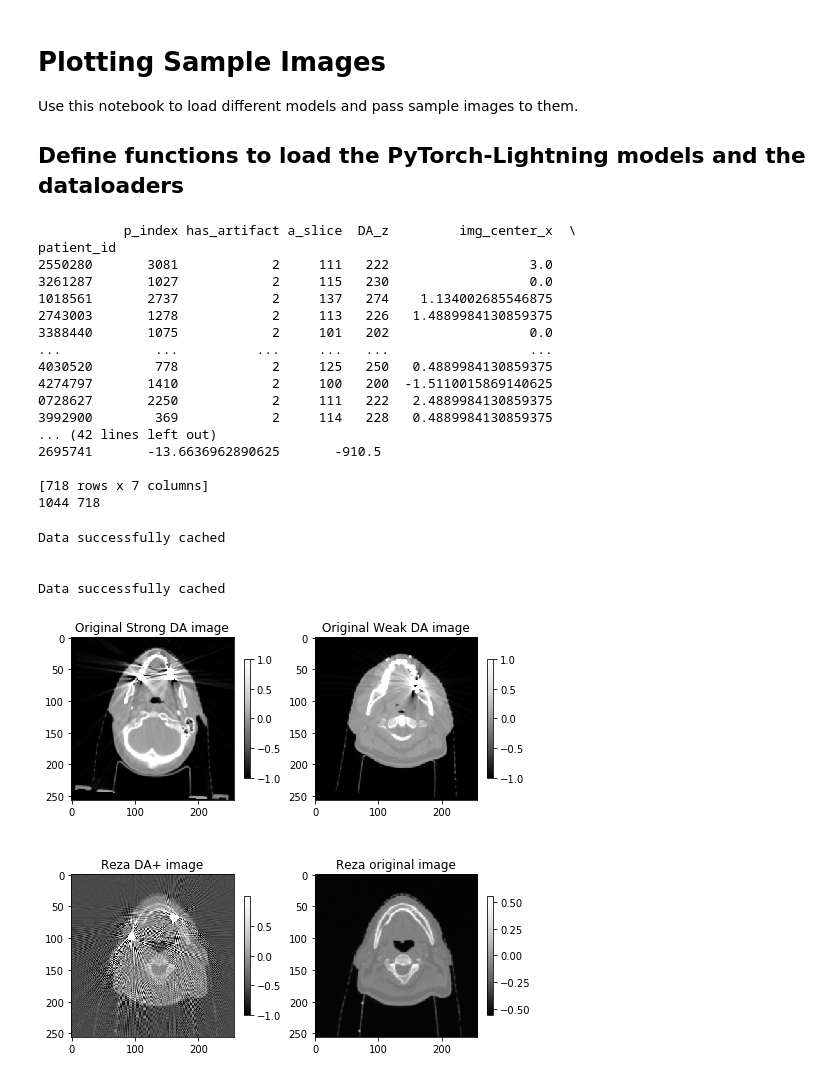
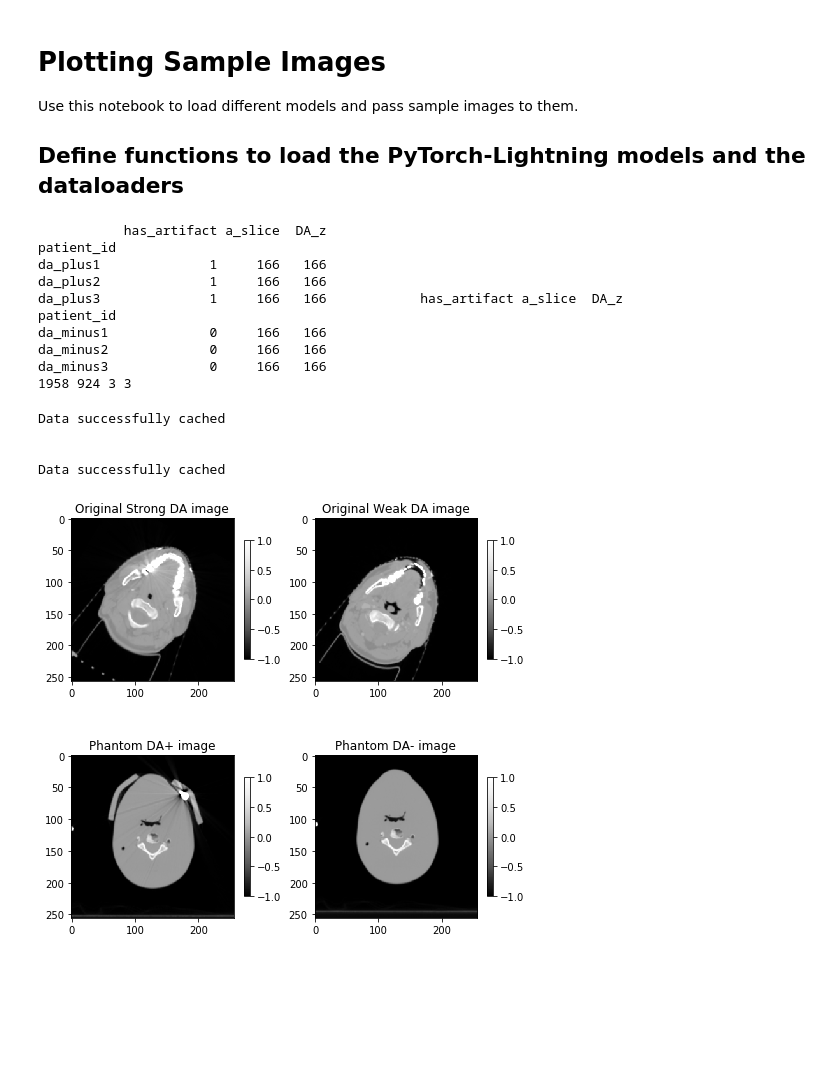
Before and after one commit to carrowsm/ArtifactNet, a Jupyter notebook: scripts/sample_plotting.ipynb, the cells around one changed output. Cells and saved outputs as stored; diff of their text form; code cells hidden in the pictures; blank space fills up the shorter version.

```diff
--- a/scripts/sample_plotting.ipynb
+++ b/scripts/sample_plotting.ipynb
@@ -30,39 +30,31 @@ def load_model(module: pl.LightningModule, checkpoint_path: str) :
 from data.data_loader import PairedDataset, UnpairedDataset, load_image_data_frame
 from data.transforms import AffineTransform, ToTensor, Normalize, HorizontalFlip
 
+phantom_csv = "/cluster/home/carrowsm/ArtifactNet/datasets/phantoms.csv"
+csv_path = "/cluster/home/carrowsm/ArtifactNet/datasets/train_labels.csv"
+
 # Load data frames with image labels
-val_x_df = pd.read_csv("/cluster/home/carrowsm/ArtifactNet/datasets/reza_test_X.csv", dtype=str)
-val_x_df.set_index("patient_id", inplace=True)
-val_y_df = pd.read_csv("/cluster/home/carrowsm/ArtifactNet/datasets/reza_test_Y.csv", dtype=str)
-val_y_df.set_index("patient_id", inplace=True)
+x_df, _, y_df, _ = load_image_data_frame(csv_path, ["2", "1"], ["0"], val_split=0)
 
-csv_path = "/cluster/home/carrowsm/ArtifactNet/datasets/train_labels.csv"
-y_df, _, n_df, _ = load_image_data_frame(csv_path, ["2"], ["1"])
+val_x_df, _, val_y_df, _ = load_image_data_frame(phantom_csv, ["2", "1"], ["0"], val_split=0)
 
 # Save paths to data
 img_dir = "/cluster/projects/radiomics/RADCURE-images/"
-cache_dir = "/cluster/projects/radiomics/Temp/colin/isotropic_nrrd"
+cache_dir = "/cluster/projects/radiomics/Temp/colin/isotropic_nrrd/"
 # %%
-print(y_df, n_df)
-print( len(y_df), len(n_df))
+print(val_x_df, val_y_df)
+print( len(x_df), len(y_df), len(val_x_df), len(val_y_df))
 # %% [output]
-           p_index has_artifact a_slice  DA_z         img_center_x  \
+           has_artifact a_slice  DA_z
 patient_id
-2550280       3081            2     111   222                  3.0
-3261287       1027            2     115   230                  0.0
-1018561       2737            2     137   274    1.134002685546875
-2743003       1278            2     113   226   1.4889984130859375
-3388440       1075            2     101   202                  0.0
-...            ...          ...     ...   ...                  ...
-4030520        778            2     125   250   0.4889984130859375
-4274797       1410            2     100   200  -1.5110015869140625
-0728627       2250            2     111   222   2.4889984130859375
-3992900        369            2     114   228   0.4889984130859375
-... (42 lines left out)
-2695741       -13.6636962890625       -910.5
-
-[718 rows x 7 columns]
-1044 718
+da_plus1              1     166   166
+da_plus2              1     166   166
+da_plus3              1     166   166            has_artifact a_slice  DA_z
+patient_id
+da_minus1             0     166   166
+da_minus2             0     166   166
+da_minus3             0     166   166
+1958 924 3 3
 # %%
 # Define sequence of transforms
 trg_transform = torchvision.transforms.Compose([
@@ -71,10 +63,11 @@ trg_transform = torchvision.transforms.Compose([
                             Normalize(-1000.0, 1000.0),
                             ToTensor()])
 val_transform = torchvision.transforms.Compose([
+                            Normalize(-1000.0, 1000.0),
                             ToTensor()])
 
 # Initialize the two dataloaders
-trg_dataset = UnpairedDataset(y_df, n_df,
+trg_dataset = UnpairedDataset(x_df, y_df,
                               image_dir=img_dir,
                               cache_dir=os.path.join(cache_dir, "unpaired"),
                               file_type="DICOM",
@@ -84,12 +77,12 @@ trg_dataset = UnpairedDataset(y_df, n_df,
                               num_workers=4)
 val_dataset = PairedDataset(val_x_df, val_y_df,
                             image_dir=img_dir,
-                            cache_dir=os.path.join(cache_dir, "paired_test"),
+                            cache_dir=os.path.join(cache_dir, "phantom_paired"),
                             file_type="DICOM",
                             image_size=[8, 256,256],
                             dim=3,
                             transform=val_transform,
-                            num_workers=4)
+                            num_workers=1)
 # %% [output]
 Data successfully cached
 
@@ -97,31 +90,31 @@ Data successfully cached
 Data successfully cached
 # %%
 trg1X, trg1Y = trg_dataset[16]
-val2X, val2Y = val_dataset[1]
-val1X, val1Y = val_dataset[0]
+val2X, val2Y = val_dataset[2]
+val1X, val1Y = val_dataset[1]
 
 cm = "Greys_r"
 
 fig, ax = plt.subplots(nrows=2, ncols=2, figsize=[8, 8], facecolor='white')
 img1 = ax[0,0].imshow(trg1X[0, 4, :, :], cmap=cm)
 ax[0,0].set_title("Original Strong DA image")
 fig.colorbar(img1, ax=ax[0,0], shrink=0.6)
 
 img2 = ax[0,1].imshow(trg1Y[0, 4, :, :], cmap=cm)
 ax[0,1].set_title("Original Weak DA image")
 fig.colorbar(img2, ax=ax[0,1], shrink=0.6)
 
 img3 = ax[1,0].imshow(val2X[0, 4, :, :], cmap=cm)
-ax[1,0].set_title("Reza DA+ image")
+ax[1,0].set_title("Phantom DA+ image")
 fig.colorbar(img3, ax=ax[1,0], shrink=0.6)
 
 img4 = ax[1,1].imshow(val2Y[0, 4, :, :], cmap=cm)
-ax[1,1].set_title("Reza original image")
+ax[1,1].set_title("Phantom DA- image")
 fig.colorbar(img4, ax=ax[1,1], shrink=0.6)
 
 plt.show()
 # %% [output]
-[figure, old version]
+[figure, new version]
 # %%
 # Import module
 from cycleGAN import GAN
```
Also changed, not shown: parts of 6 cells of this notebook, 3 other files.
